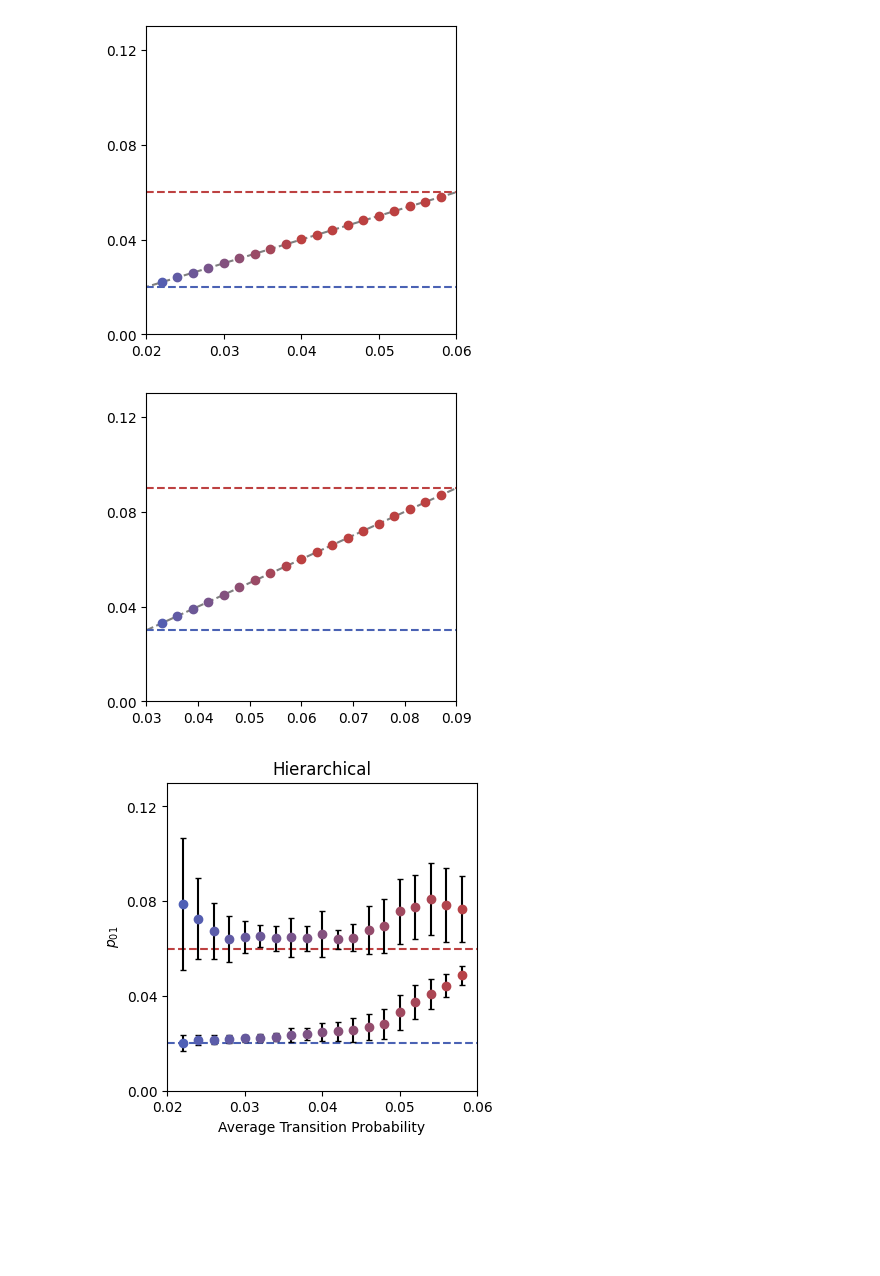
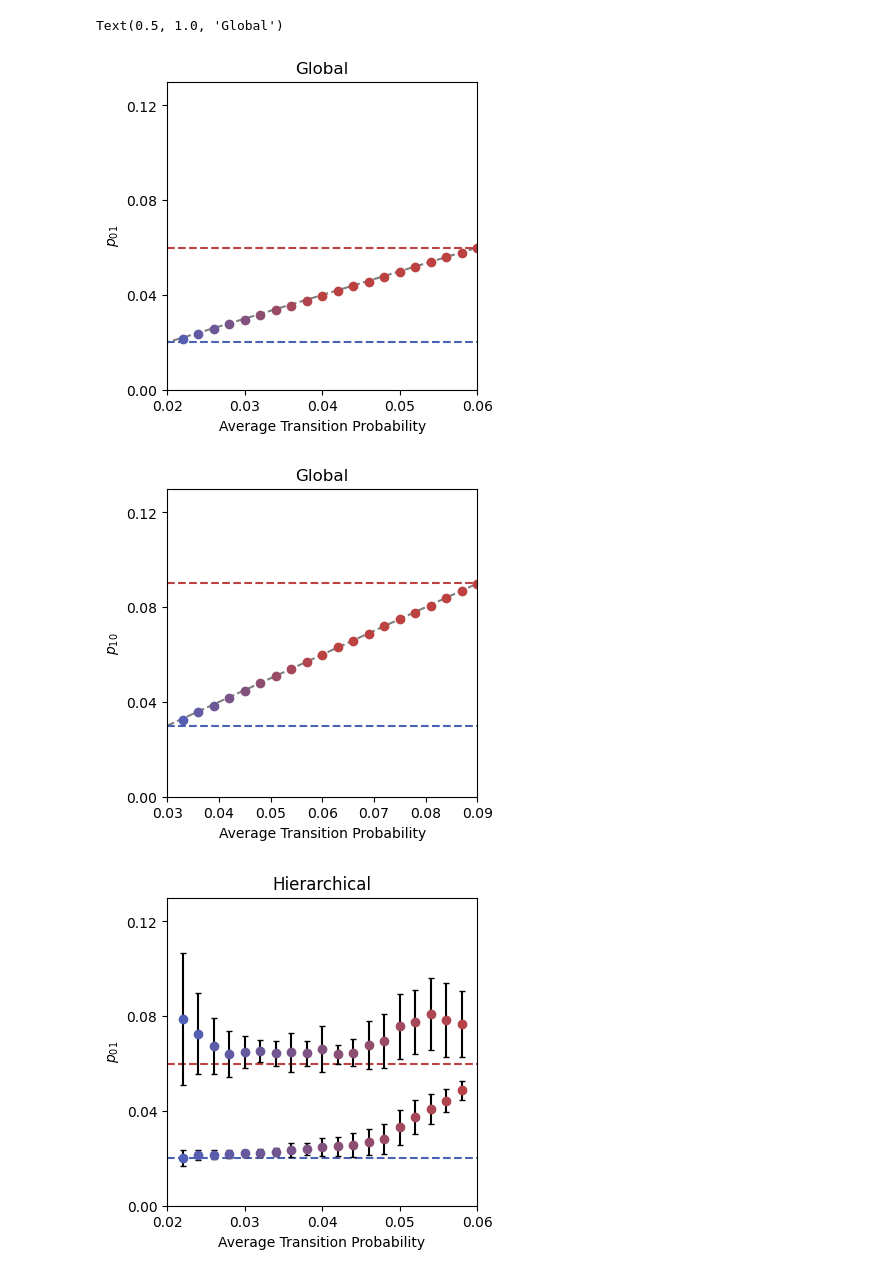
Before and after one commit to GonzalezBiophysicsLab/tmaven_paper, a Jupyter notebook: figures/Main_Static.ipynb, the cells around one changed output. Saved outputs shown, nothing was run; the diff lists cells and outputs as text; code cells hidden in the pictures; blank space fills up the shorter version.

```diff
--- a/figures/Main_Static.ipynb
+++ b/figures/Main_Static.ipynb
@@ -7,6 +56,8 @@ import seaborn as sns
 # %%
-resdict_con_s2prop = pickle.load(open( "Resultdicts_2_hetstat_9.0_global_changeprop.p", "rb" ))
-resdict_vb_s2prop = pickle.load(open( "Resultdicts_2_hetstat_9.0_composite_changeprop.p", "rb" ))
+#Composite Static
+resdict_vb_s2prop = pickle.load(open( "results/Resultdicts_2_hetstat_9.0_composite_changeprop.p", "rb" ))
+#Global Static
+resdict_con_s2prop = pickle.load(open( "results/Resultdicts_2_hetstat_9.0_global_changeprop.p", "rb" ))
 # %%
 import matplotlib as mpl
 from matplotlib.colors import ListedColormap
@@ -19,7 +70,7 @@ vals[:, 2] = np.linspace(189/256, 65/256,  N)
 vals[:, 3] *= 1
 newcmp = ListedColormap(vals)
 # %%
-#VBFRET KDE
+#composite kde
 tmatrixs_vb_s2prop = {}
 tmatrixs_vb_ind_s2prop_01 = {}
 tmatrixs_vb_ind_s2prop_10 = {}
@@ -42,12 +93,14 @@ plt.figure(figsize=(4,4))
 plt.axvline(x = 0.09, ls = '--',color ='#bd4141ff')
 plt.axvline(x = 0.06, ls = '--',color ='k',alpha=0.5)
 plt.axvline(x = 0.03, ls = '--',color ='#4a62b4ff')
-for j in tmatrixs_vb_ind_s2prop_10.keys():
+
+for j in tmatrixs_vb_s2prop.keys():
     sns.kdeplot(data=tmatrixs_vb_ind_s2prop_10[j],color =newcmp(j), ls = '-',label = str(j))
 plt.xticks(np.arange(0.00, 0.13, step=0.04))
 plt.xlim(0,.13)
 plt.ylim(0.00,75)
-plt.savefig('Figures/static/vb_ind_p01.pdf')
+plt.xlabel('$p_{01}$')
+plt.title('Composite')
 plt.show()
 
 plt.figure(figsize=(4,4))
@@ -59,6 +112,7 @@ for j in resdict_con_s2prop.keys():
 plt.xticks(np.arange(0.00, 0.13, step=0.04))
 plt.xlim(0,.13)
 plt.ylim(0.00,75)
-plt.savefig('Figures/static/vb_ind_p10.pdf')
+plt.xlabel('$p_{10}$')
+plt.title('Composite')
 plt.show()
 # %% [output]
@@ -139,39 +187,40 @@ plt.show()
 # %%
-#CONSENSUS II
+#global errorbar plot
 plt.figure(figsize=(4,4))
 for j in tmatrixs_con_s2prop.keys():
-    #plt.errorbar(x = 0.02 + j*0.04, y = np.mean(tmatrixs_vb_s2prop[j][:,0,1]), yerr = np.std(tmatrixs_vb_s2prop[j][:,0,1]),
-    #             fmt='o', color = newcmp(j*2), ecolor = 'k', capsize = 2)
     plt.errorbar(x = 0.02 + j*0.04, y = np.mean(tmatrixs_con_s2prop[j][:,0,1]), yerr = np.std(tmatrixs_con_s2prop[j][:,0,1]),
                  fmt='o', color = newcmp(j*2), ecolor = 'k', capsize = 2)
 
 plt.plot(np.linspace(0.018,0.062),np.linspace(0.018,0.062), 'k--', alpha = 0.5)
 plt.axhline(y = 0.06, ls = '--',color ='#bd4141ff')
 plt.axhline(y = 0.02, ls = '--',color ='#4a62b4ff')
 
 plt.xticks(np.arange(0.02, 0.07, step=0.01))
 plt.xlim(0.02,0.06)
+plt.xlabel('Average Transition Probability')
 plt.yticks(np.arange(0.00, 0.13, step=0.04))
 plt.ylim(0,.13)
-plt.savefig('Figures/static/con_p01.pdf')
+plt.ylabel('$p_{01}$')
+plt.title('Global')
 
 plt.figure(figsize=(4,4))
 for j in tmatrixs_con_s2prop.keys():
-    #plt.errorbar(x = 0.02 + j*0.04, y = np.mean(tmatrixs_vb_s2prop[j][:,0,1]), yerr = np.std(tmatrixs_vb_s2prop[j][:,0,1]),
-    #             fmt='o', color = newcmp(j*2), ecolor = 'k', capsize = 2)
     plt.errorbar(x = 0.03 + j*0.06, y = np.mean(tmatrixs_con_s2prop[j][:,1,0]), yerr = np.std(tmatrixs_con_s2prop[j][:,0,1]),
                  fmt='o', color = newcmp(j*2), ecolor = 'k', capsize = 2)
 
 plt.plot(np.linspace(0.028,0.092),np.linspace(0.028,0.092), 'k--', alpha = 0.5)
 plt.axhline(y = 0.09, ls = '--',color ='#bd4141ff')
 plt.axhline(y = 0.03, ls = '--',color ='#4a62b4ff')
 
 plt.xticks(np.arange(0.03, 0.10, step=0.01))
 plt.xlim(0.03,0.09)
+plt.xlabel('Average Transition Probability')
 plt.yticks(np.arange(0.00, 0.13, step=0.04))
 plt.ylim(0,.13)
-plt.savefig('Figures/static/con_p10.pdf')
+plt.ylabel('$p_{10}$')
+plt.title('Global')
 # %% [output]
+Text(0.5, 1.0, 'Global')
-[figure, old version]
+[figure, new version]
-[figure, old version]
+[figure, new version]
 # %%
```
Also changed, not shown: parts of 10 cells of this notebook, 4 other files.
